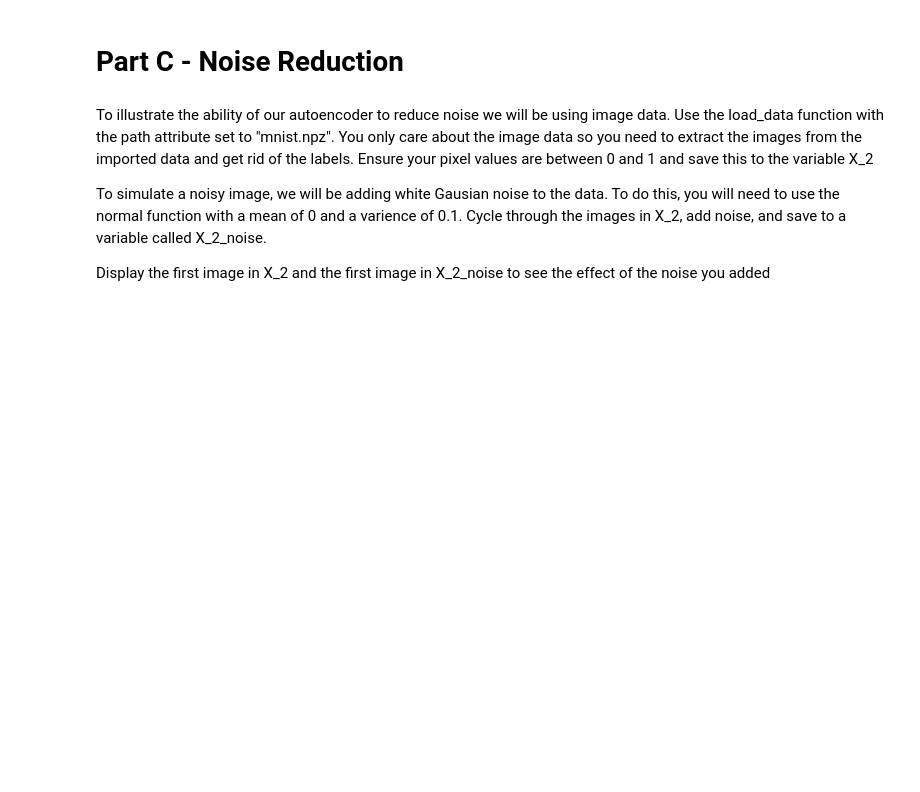
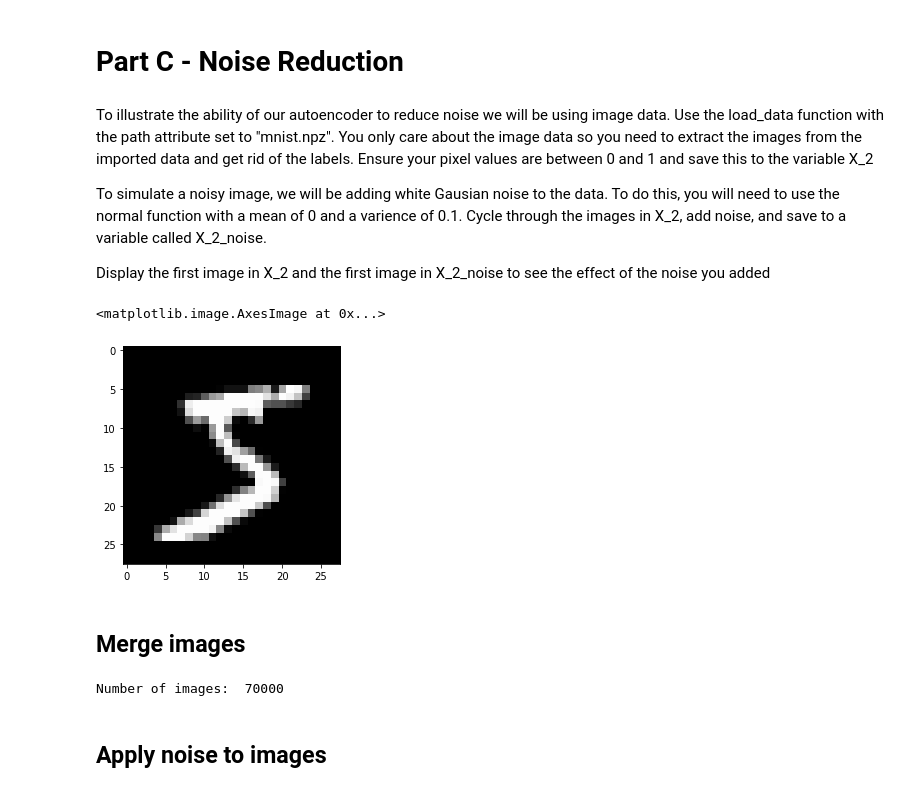
Before and after one commit to christam96/VinBigData-Abnormalities-Detection, a Jupyter notebook: Assignment/PCA_NN_Assignment_Blank_.ipynb, the cells around one changed output. Saved outputs shown, nothing was run; the diff lists cells and outputs as text; code cells hidden in the pictures; blank space fills up the shorter version.

```diff
--- a/Assignment/PCA_NN_Assignment_Blank_.ipynb
+++ b/Assignment/PCA_NN_Assignment_Blank_.ipynb
@@ -222,0 +221,17 @@ dataImg = load_data("mnist.npz")
+# %%
+dataImg = load_data("mnist.npz")
+dataImg = np.array(dataImg)
+plt.imshow(dataImg[0][0][0],cmap="gray")
+# %% [output]
+<matplotlib.image.AxesImage at 0x...>
+[figure, added]
+# %% [markdown]
+## Merge images
+# %%
+X_2 = np.concatenate((dataImg[0][0],dataImg[1][0]))
+X_2 = X_2/np.max(X_2)
+print("Number of images: ", len(X_2))
+# %% [output]
+Number of images:  70000
+# %% [markdown]
+## Apply noise to images
```
Also changed, not shown: parts of 8 cells of this notebook.
